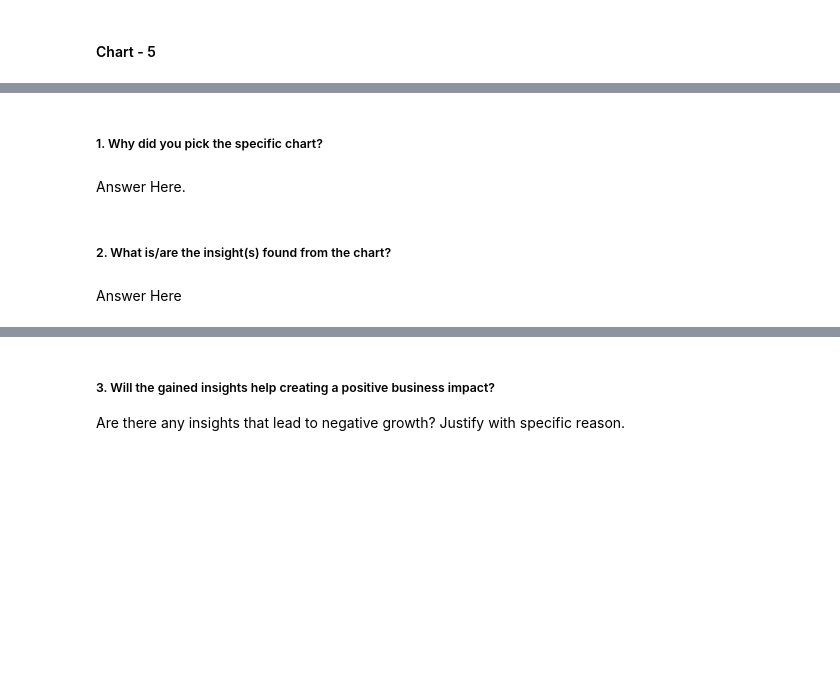
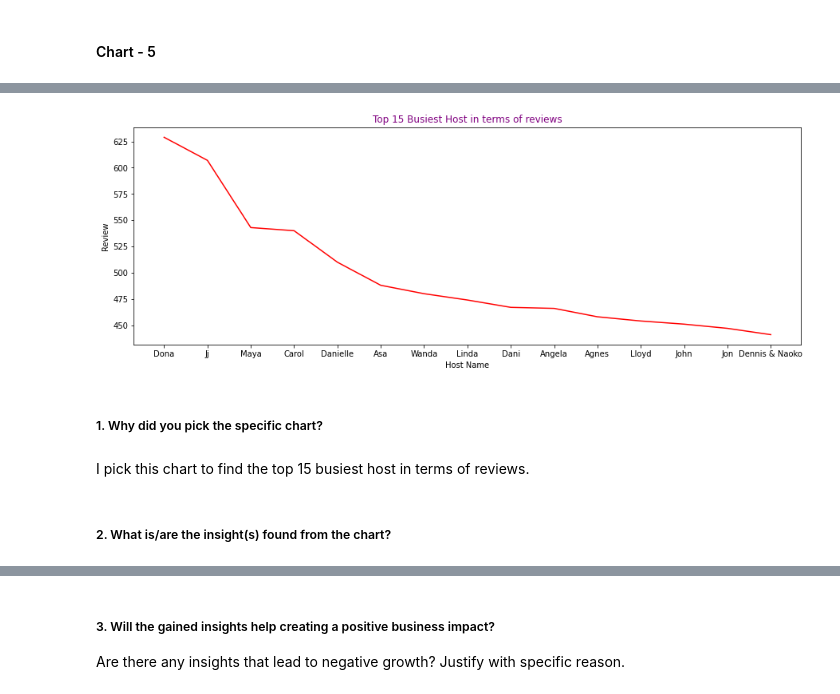
Before and after one commit to 251aditya/EDA-project-of-Airbnb, a Jupyter notebook: Aditya's_EDA_Submission_Template.ipynb, the cells around one changed output, grey strips where cells are left out. Saved outputs shown, nothing was run; the diff lists cells and outputs as text; code cells hidden in the pictures; blank space fills up the shorter version.

```diff
--- a/Aditya's_EDA_Submission_Template.ipynb
+++ b/Aditya's_EDA_Submission_Template.ipynb
@@ -491,0 +487,5 @@ Are there any insights that lead to negative growth? Justify with specific reaso
+# %%
+# Chart - 5 visualization code
+busy_hosts = Airbnb.groupby(['host_id', 'host_name','room_type'])['number_of_reviews'].max().reset_index()
+busy_hosts = busy_hosts.sort_values (by = 'number_of_reviews',ascending=False).head(15)
+busy_hosts
@@ -492,8 +509,18 @@ Are there any insights that lead to negative growth? Justify with specific reaso
+# %%
+NameOfHost = busy_hosts['host_name']
+Reviews_got = busy_hosts['number_of_reviews']
+
+fig = plt.figure(figsize = (15, 5))
+plt.plot(NameOfHost,Reviews_got,color= 'red')
+plt.xlabel('Host Name')
+plt.ylabel('Review')
+plt.title('Top 15 Busiest Host in terms of reviews',color='purple')
+plt.show()
+# %% [output]
+[figure, added]
 # %% [markdown]
 ##### 1. Why did you pick the specific chart?
-# %% [markdown]
-Answer Here.
+# %% [markdown]
+I pick this chart to find the top 15 busiest host in terms of reviews.
 # %% [markdown]
 ##### 2. What is/are the insight(s) found from the chart?
-# %% [markdown]
-Answer Here
```
Also changed, not shown: parts of 24 cells of this notebook.
